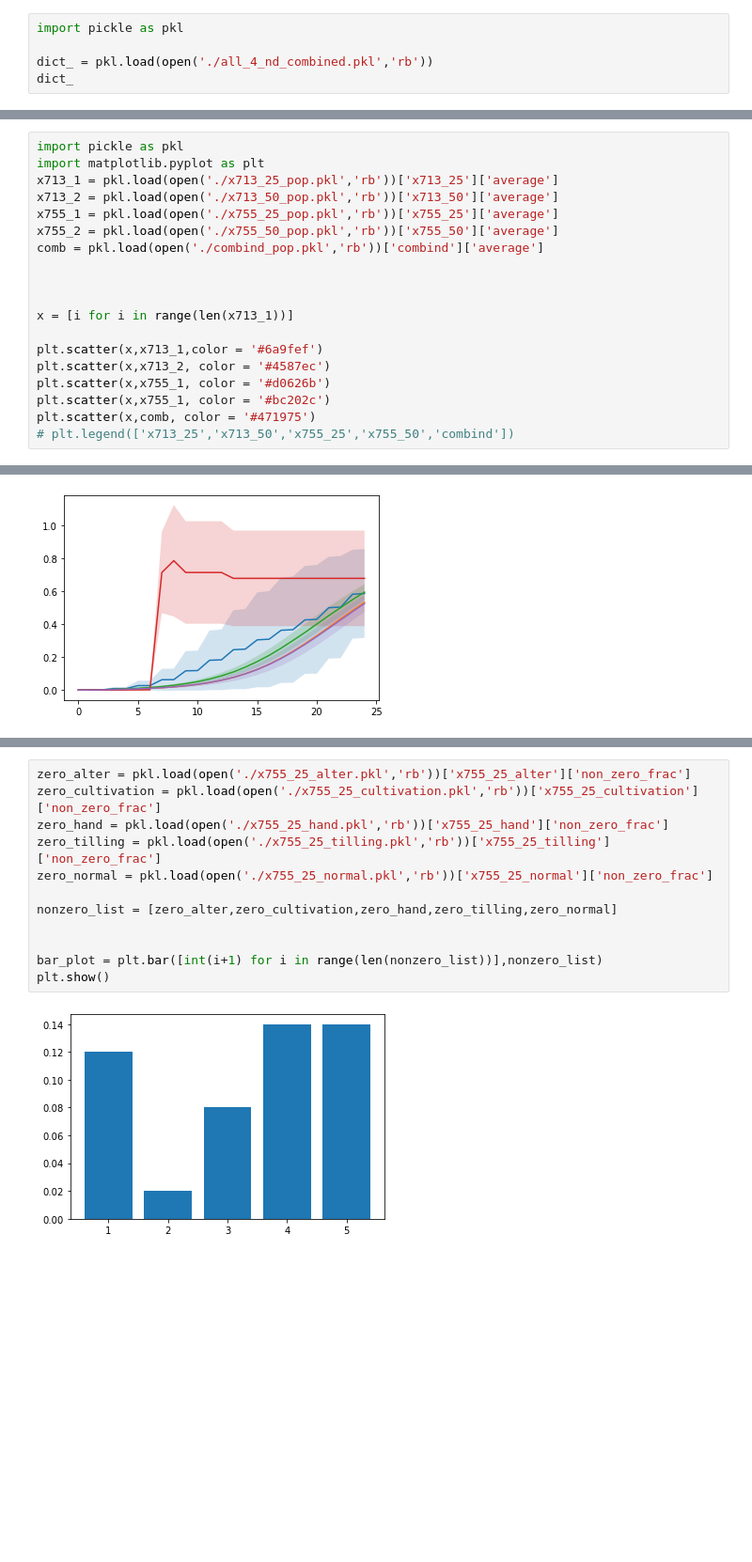
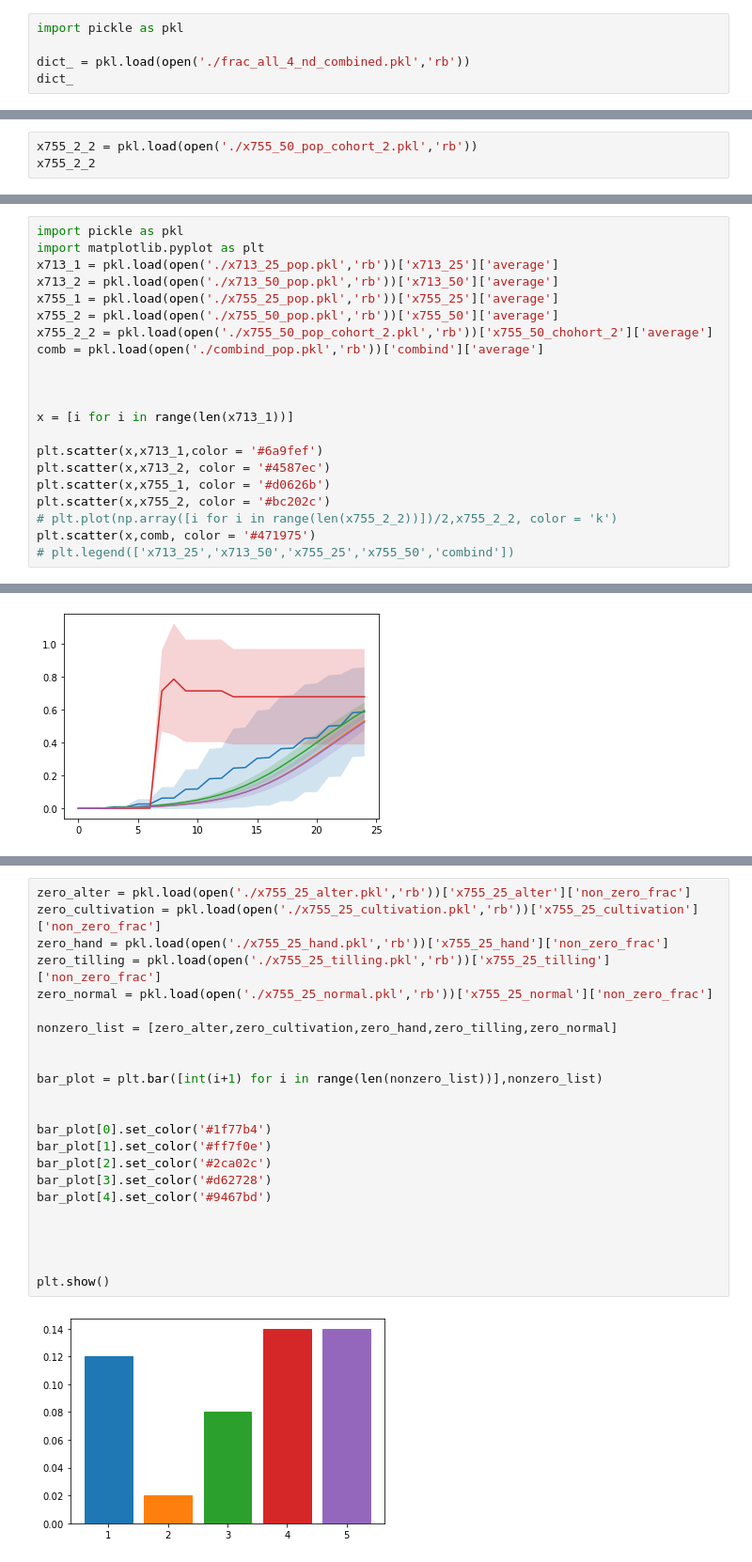
Before and after one commit to Sakib1418/Corteva, a Jupyter notebook: plot.ipynb, the cells around one changed output, grey strips where cells are left out. Shown at 94% size. Drawn from its saved outputs; the diff is of its cells as text; blank space fills up the shorter version.

```diff
--- a/plot.ipynb
+++ b/plot.ipynb
@@ -29,7 +1,7 @@
 # %%
 import pickle as pkl
 
-dict_ = pkl.load(open('./all_4_nd_combined.pkl','rb'))
+dict_ = pkl.load(open('./frac_all_4_nd_combined.pkl','rb'))
 dict_
 # %% [output]
 {'x713': {'25_50': {'average': array([1.99999999e-08, 9.16361248e-04, 1.64762731e-03, 2.84014801e-03,
@@ -114,0 +114,3 @@ plt.ylim([-0.10,1.1])
+# %%
+x755_2_2 = pkl.load(open('./x755_50_pop_cohort_2.pkl','rb'))
+x755_2_2
@@ -119,6 +139,7 @@ x713_1 = pkl.load(open('./x713_25_pop.pkl','rb'))['x713_25']['average']
 x713_2 = pkl.load(open('./x713_50_pop.pkl','rb'))['x713_50']['average']
 x755_1 = pkl.load(open('./x755_25_pop.pkl','rb'))['x755_25']['average']
 x755_2 = pkl.load(open('./x755_50_pop.pkl','rb'))['x755_50']['average']
+x755_2_2 = pkl.load(open('./x755_50_pop_cohort_2.pkl','rb'))['x755_50_chohort_2']['average']
 comb = pkl.load(open('./combind_pop.pkl','rb'))['combind']['average']
 
 
@@ -128,7 +149,8 @@ x = [i for i in range(len(x713_1))]
 plt.scatter(x,x713_1,color = '#6a9fef')
 plt.scatter(x,x713_2, color = '#4587ec')
 plt.scatter(x,x755_1, color = '#d0626b')
-plt.scatter(x,x755_1, color = '#bc202c')
+plt.scatter(x,x755_2, color = '#bc202c')
+# plt.plot(np.array([i for i in range(len(x755_2_2))])/2,x755_2_2, color = 'k')
 plt.scatter(x,comb, color = '#471975')
 # plt.legend(['x713_25','x713_50','x755_25','x755_50','combind'])
 # %% [output]
@@ -230,14 +309,25 @@ plt.plot(x,normal['x755_25_normal']['total_pop'])
 # %%
 zero_alter = pkl.load(open('./x755_25_alter.pkl','rb'))['x755_25_alter']['non_zero_frac']
 zero_cultivation = pkl.load(open('./x755_25_cultivation.pkl','rb'))['x755_25_cultivation']['non_zero_frac']
 zero_hand = pkl.load(open('./x755_25_hand.pkl','rb'))['x755_25_hand']['non_zero_frac']
 zero_tilling = pkl.load(open('./x755_25_tilling.pkl','rb'))['x755_25_tilling']['non_zero_frac']
 zero_normal = pkl.load(open('./x755_25_normal.pkl','rb'))['x755_25_normal']['non_zero_frac']
 
 nonzero_list = [zero_alter,zero_cultivation,zero_hand,zero_tilling,zero_normal]
 
 
 bar_plot = plt.bar([int(i+1) for i in range(len(nonzero_list))],nonzero_list)
+
+
+bar_plot[0].set_color('#1f77b4')
+bar_plot[1].set_color('#ff7f0e')
+bar_plot[2].set_color('#2ca02c')
+bar_plot[3].set_color('#d62728')
+bar_plot[4].set_color('#9467bd')
+
+
+
+
 plt.show()
 # %% [output]
-[figure, old version]
+[figure, new version]
```
Also changed, not shown: parts of 15 cells of this notebook, 16 other files.
